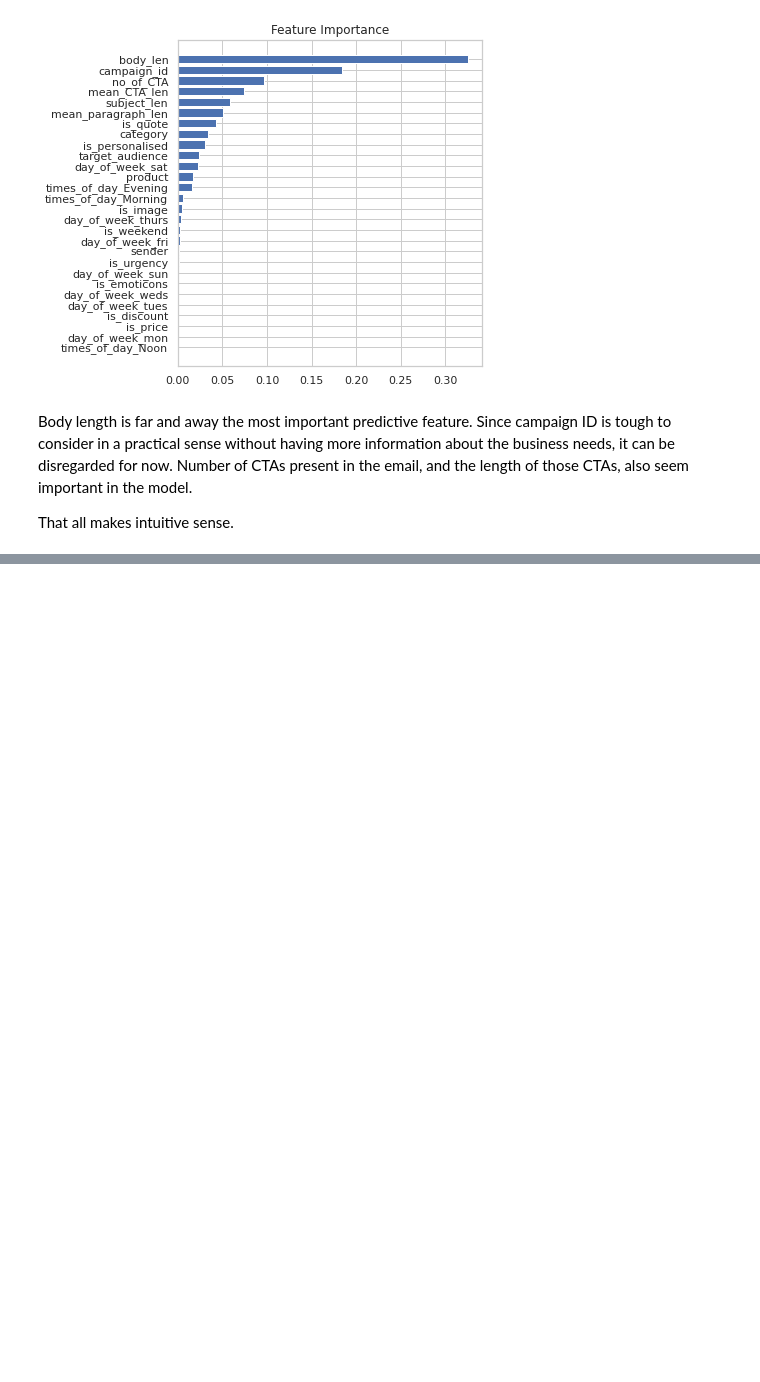
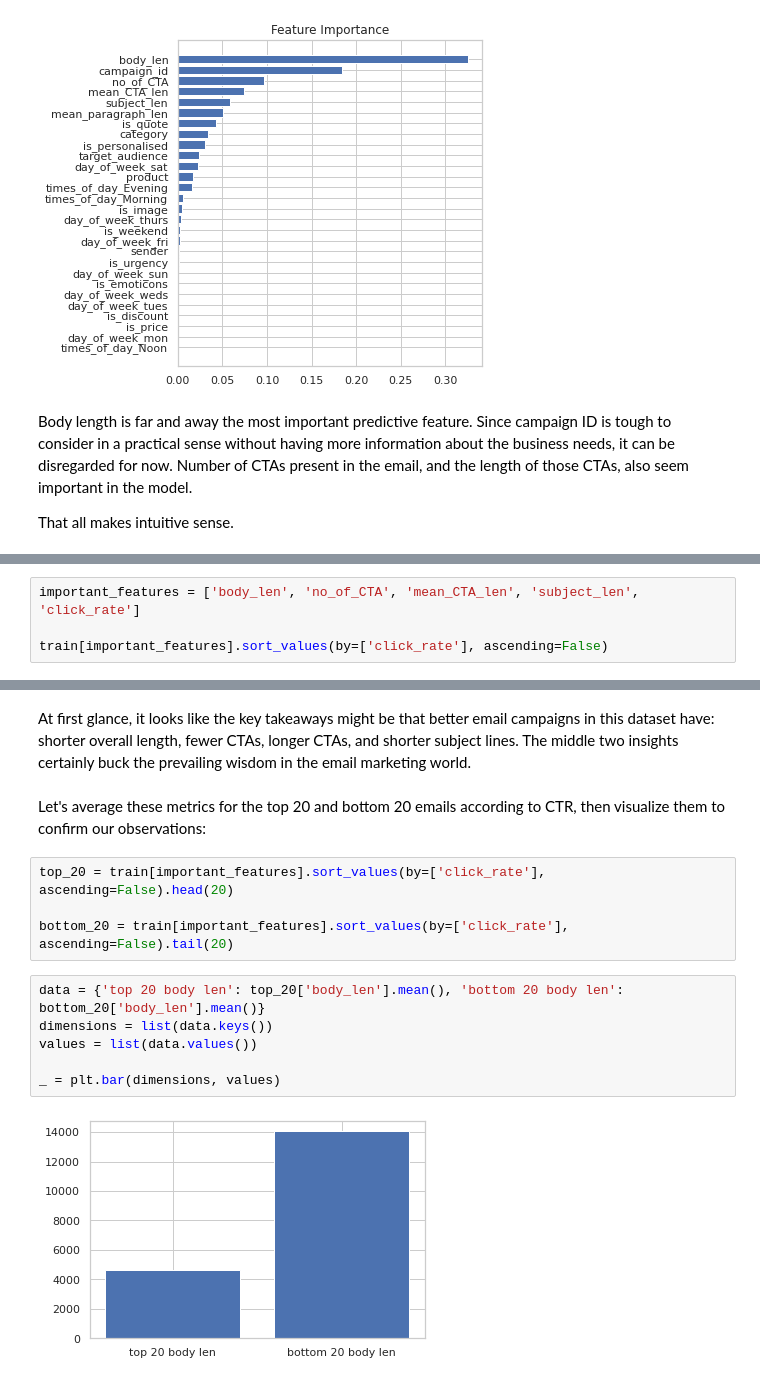
Before and after one commit to alew46/Capstone3CTR, a Jupyter notebook: Predicting CTRs in Email Marketing.ipynb, the cells around one changed output, grey strips where cells are left out. Drawn from its saved outputs; the diff is of its cells as text; blank space fills up the shorter version.

```diff
--- a/Predicting CTRs in Email Marketing.ipynb
+++ b/Predicting CTRs in Email Marketing.ipynb
@@ -392,0 +397,4 @@ That all makes intuitive sense.
+# %%
+important_features = ['body_len', 'no_of_CTA', 'mean_CTA_len', 'subject_len', 'click_rate']
+
+train[important_features].sort_values(by=['click_rate'], ascending=False)
@@ -392,0 +415,16 @@ That all makes intuitive sense.
+# %% [markdown]
+At first glance, it looks like the key takeaways might be that better email campaigns in this dataset have: shorter overall length, fewer CTAs, longer CTAs, and shorter subject lines. The middle two insights certainly buck the prevailing wisdom in the email marketing world.
+# %% [markdown]
+Let's average these metrics for the top 20 and bottom 20 emails according to CTR, then visualize them to confirm our observations:
+# %%
+top_20 = train[important_features].sort_values(by=['click_rate'], ascending=False).head(20)
+
+bottom_20 = train[important_features].sort_values(by=['click_rate'], ascending=False).tail(20)
+# %%
+data = {'top 20 body len': top_20['body_len'].mean(), 'bottom 20 body len': bottom_20['body_len'].mean()}
+dimensions = list(data.keys())
+values = list(data.values())
+
+_ = plt.bar(dimensions, values)
+# %% [output]
+[figure, added]
```
Also changed, not shown: parts of 16 cells of this notebook.
